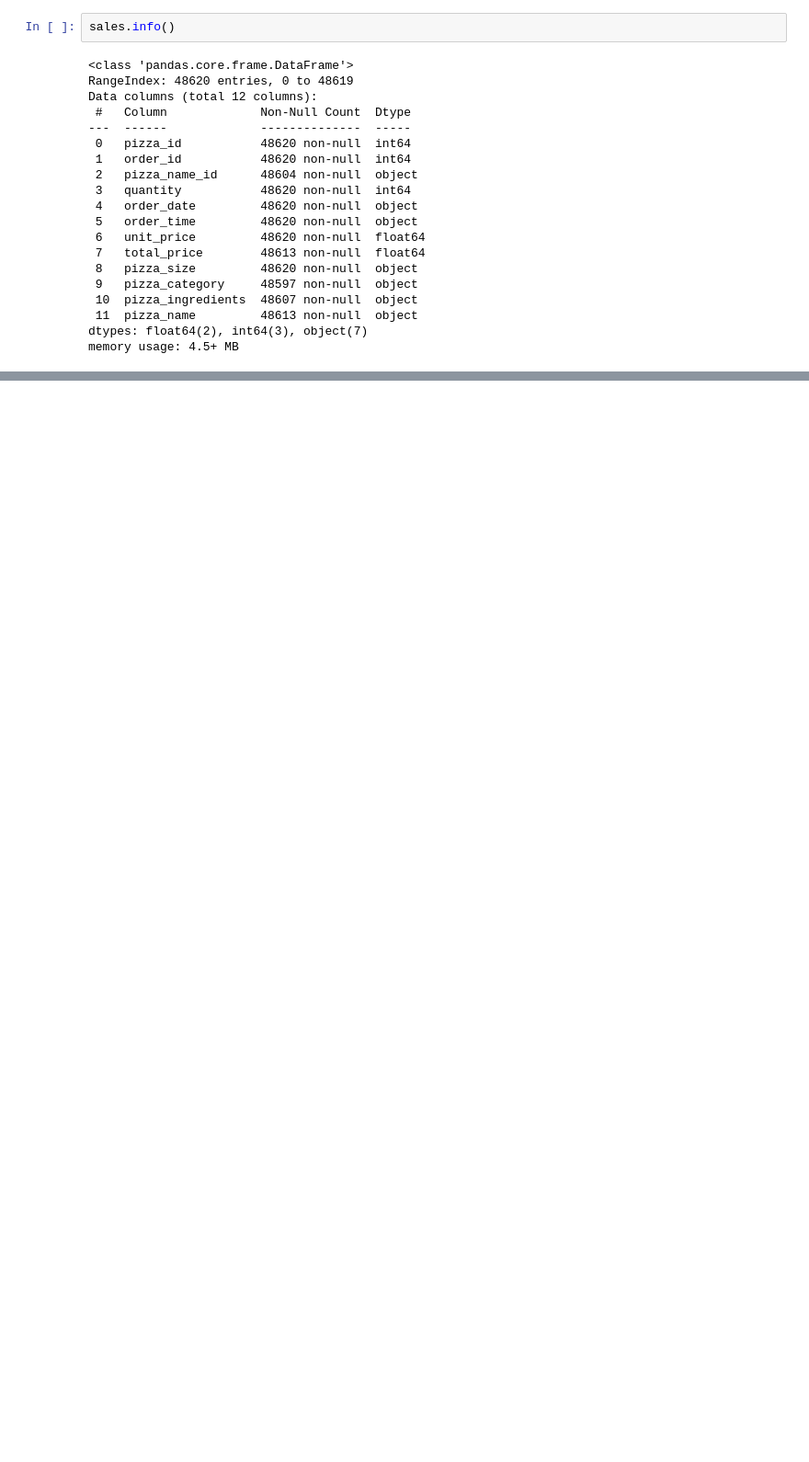
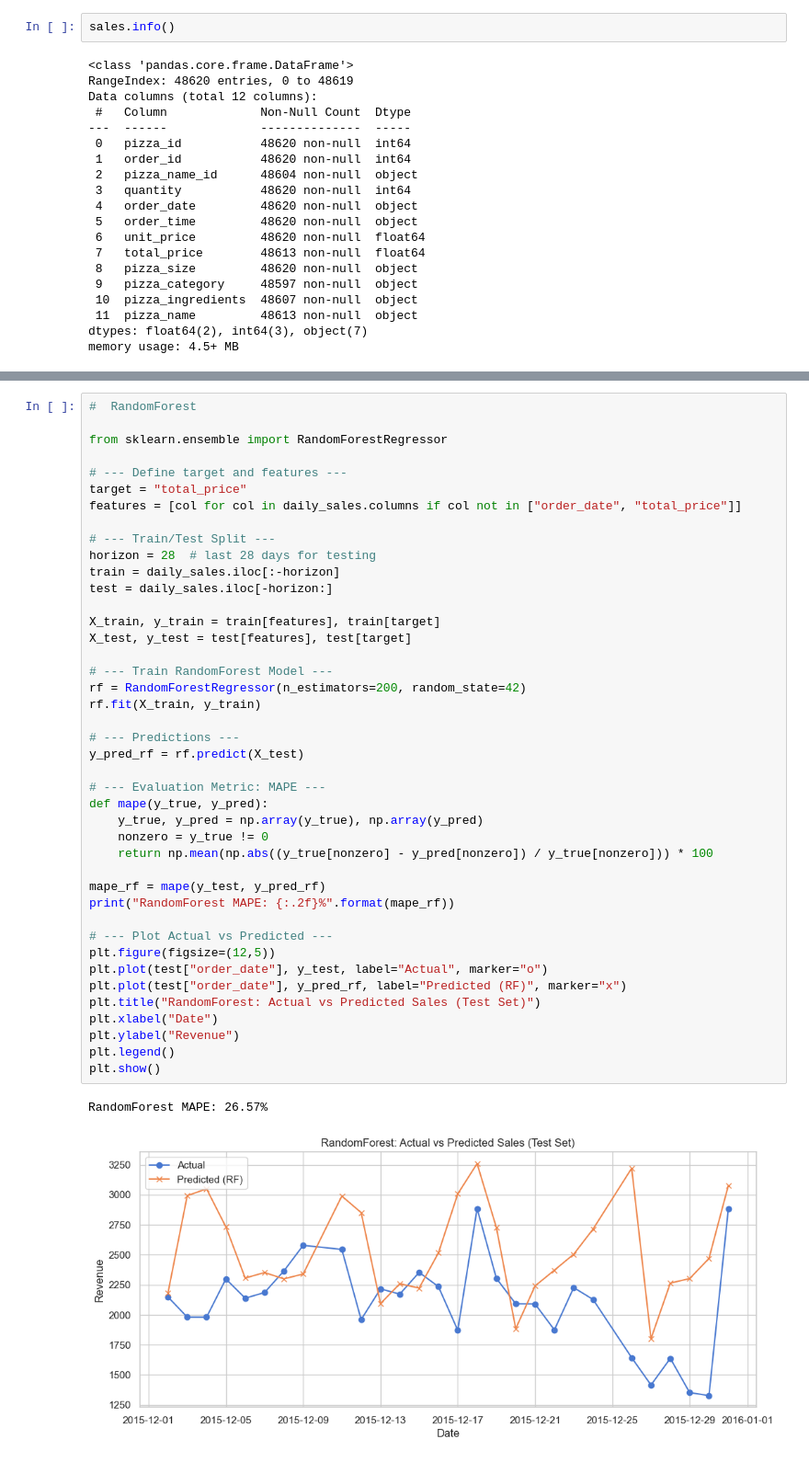
Before and after one commit to MugilCodes/Dominos---Predictive-Purchase-Order-System, a Jupyter notebook: Purchase_order_system.ipynb, the cells around one changed output, grey strips where cells are left out. Shown at 92% size. Cells and saved outputs as stored; diff of their text form; blank space fills up the shorter version.

```diff
--- a/Purchase_order_system.ipynb
+++ b/Purchase_order_system.ipynb
@@ -250,0 +575,45 @@ plt.show()
+# %%
+#  RandomForest
+
+from sklearn.ensemble import RandomForestRegressor
+
+# --- Define target and features ---
+target = "total_price"
+features = [col for col in daily_sales.columns if col not in ["order_date", "total_price"]]
+
+# --- Train/Test Split ---
+horizon = 28  # last 28 days for testing
+train = daily_sales.iloc[:-horizon]
+test = daily_sales.iloc[-horizon:]
+
+X_train, y_train = train[features], train[target]
+X_test, y_test = test[features], test[target]
+
+# --- Train RandomForest Model ---
+rf = RandomForestRegressor(n_estimators=200, random_state=42)
+rf.fit(X_train, y_train)
+
+# --- Predictions ---
+y_pred_rf = rf.predict(X_test)
+
+# --- Evaluation Metric: MAPE ---
+def mape(y_true, y_pred):
+    y_true, y_pred = np.array(y_true), np.array(y_pred)
+    nonzero = y_true != 0
+    return np.mean(np.abs((y_true[nonzero] - y_pred[nonzero]) / y_true[nonzero])) * 100
+
+mape_rf = mape(y_test, y_pred_rf)
+print("RandomForest MAPE: {:.2f}%".format(mape_rf))
+
+# --- Plot Actual vs Predicted ---
+plt.figure(figsize=(12,5))
+plt.plot(test["order_date"], y_test, label="Actual", marker="o")
+plt.plot(test["order_date"], y_pred_rf, label="Predicted (RF)", marker="x")
+plt.title("RandomForest: Actual vs Predicted Sales (Test Set)")
+plt.xlabel("Date")
+plt.ylabel("Revenue")
+plt.legend()
+plt.show()
+# %% [output]
+RandomForest MAPE: 26.57%
+[figure, added]
```
Also changed, not shown: parts of 58 cells of this notebook.
